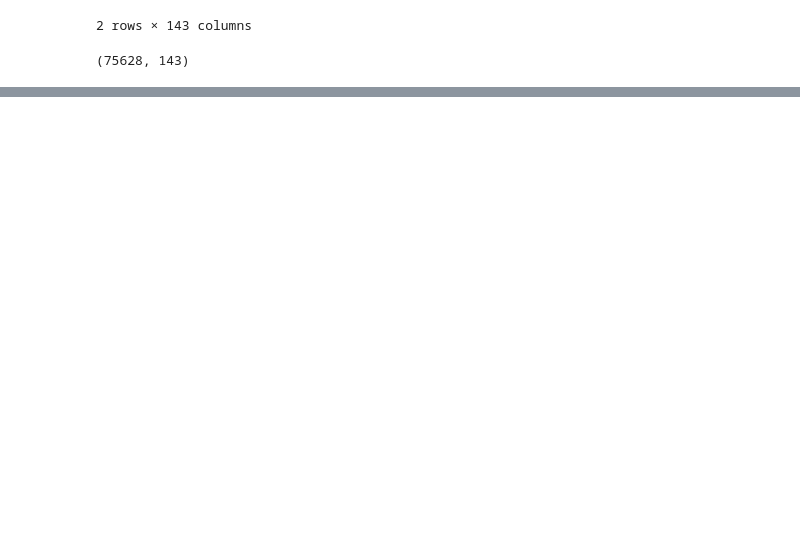
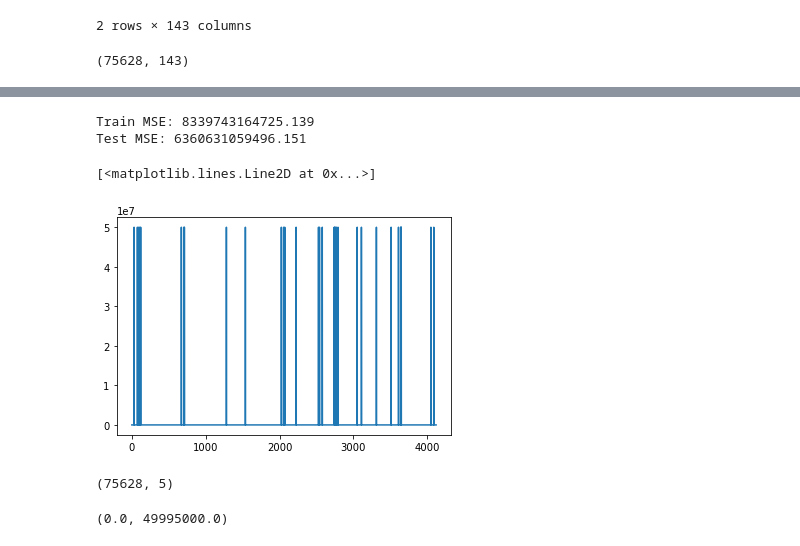
Before and after one commit to franticOreo/CriticalMinerals, a Jupyter notebook: eli/WAMEX_CLOSE_COORDS_MODELLING.ipynb, the cells around one changed output, grey strips where cells are left out. Drawn from its saved outputs; the diff is of its cells as text; code cells hidden in the pictures; blank space fills up the shorter version.

Commit message:
Linear Reg on subset of WAMEX, Cobalt has large magintudes of numbers

```diff
--- a/eli/WAMEX_CLOSE_COORDS_MODELLING.ipynb
+++ b/eli/WAMEX_CLOSE_COORDS_MODELLING.ipynb
@@ -65,0 +94,3 @@ df_wamex_rc.applymap(replace_neg9999)
+# %%
+df = df_wamex_rc[input_cols]
+df.head(5)
@@ -68,0 +184,33 @@ df_wamex_rc.applymap(replace_neg9999)
+# %%
+y = df['Co']
+X = df.drop(columns=['Co'])
+# %%
+X_train, X_test, y_train, y_test = train_test_split(
+    X, y, test_size=0.2, random_state=42)
+
+lr = LinearRegression()
+
+lr.fit(X_train, y_train)
+train_preds = lr.predict(X_train)
+test_preds = lr.predict(X_test)
+
+from sklearn.metrics import mean_squared_error
+
+print(f"Train MSE: {mean_squared_error(train_preds, y_train)}")
+print(f"Test MSE: {mean_squared_error(test_preds, y_test)}")
+# %% [output]
+Train MSE: 8339743164725.139
+Test MSE: 6360631059496.151
+# %%
+plt.plot(range(0, len(test_preds)), y_test)
+# %% [output]
+[<matplotlib.lines.Line2D at 0x...>]
+[figure, added]
+# %%
+df.shape
+# %% [output]
+(75628, 5)
+# %%
+y_test.min(), y_test.max()
+# %% [output]
+(0.0, 49995000.0)
```
Also changed, not shown: parts of 26 cells of this notebook, 3 other files.
